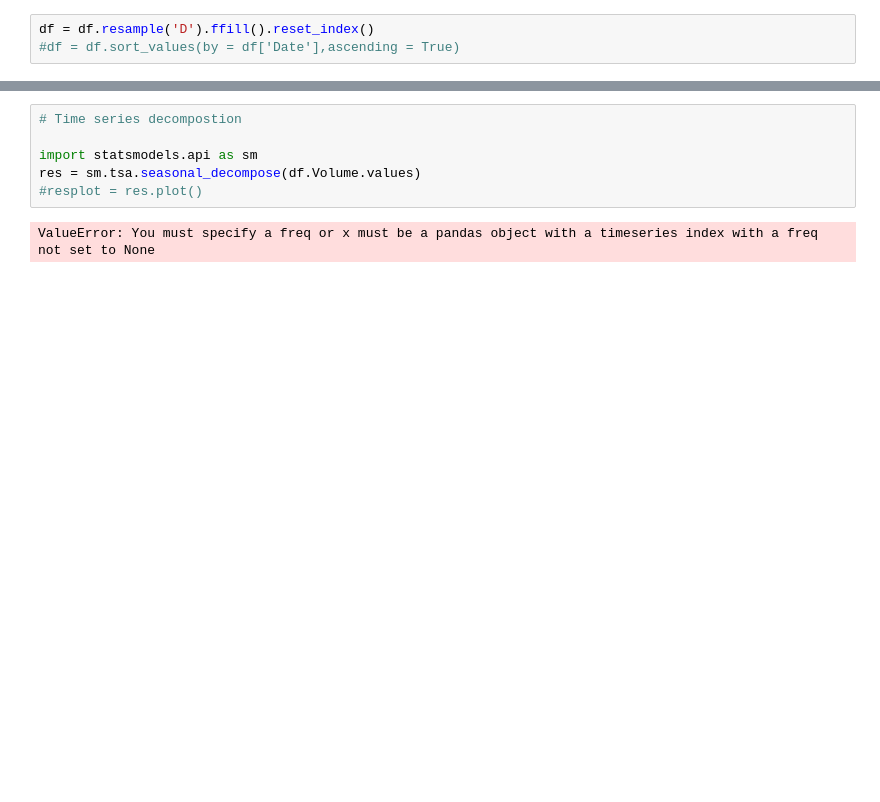
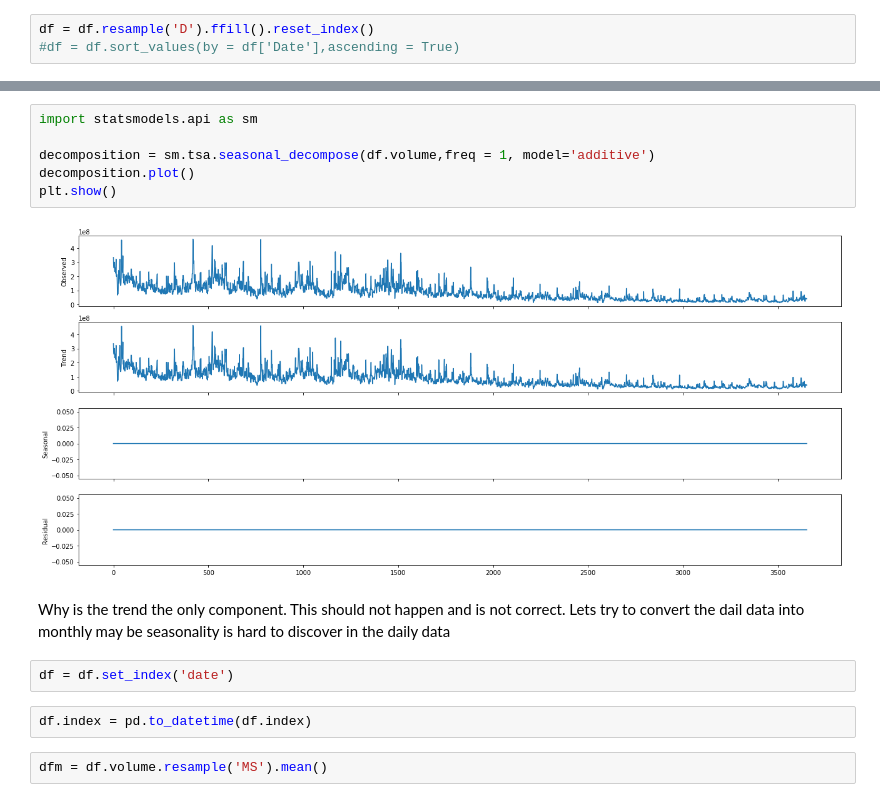
Before and after one commit to PraddyUno/Springboard, a Jupyter notebook: Capstone Project - Stock Price Predictor.ipynb, the cells around one changed output, grey strips where cells are left out. Saved outputs shown, nothing was run; the diff lists cells and outputs as text; blank space fills up the shorter version.

```diff
--- a/Capstone Project - Stock Price Predictor.ipynb
+++ b/Capstone Project - Stock Price Predictor.ipynb
@@ -57,8 +86,17 @@ df.head(7)
 # %%
-# Time series decompostion
+import statsmodels.api as sm
 
-import statsmodels.api as sm
-res = sm.tsa.seasonal_decompose(df.Volume.values)
-#resplot = res.plot()
+decomposition = sm.tsa.seasonal_decompose(df.volume,freq = 1, model='additive')
+decomposition.plot()
+plt.show()
 # %% [output]
-ValueError: You must specify a freq or x must be a pandas object with a timeseries index with a freq not set to None
+[figure, added]
+# %% [markdown]
+Why is the trend the only component. This should not happen and is not correct.
+Lets try to convert the dail data into monthly may be seasonality is hard to discover in the daily data
+# %%
+df = df.set_index('date')
+# %%
+df.index = pd.to_datetime(df.index)
+# %%
+dfm = df.volume.resample('MS').mean()
```
Also changed, not shown: parts of 19 cells of this notebook, 1 other file.
